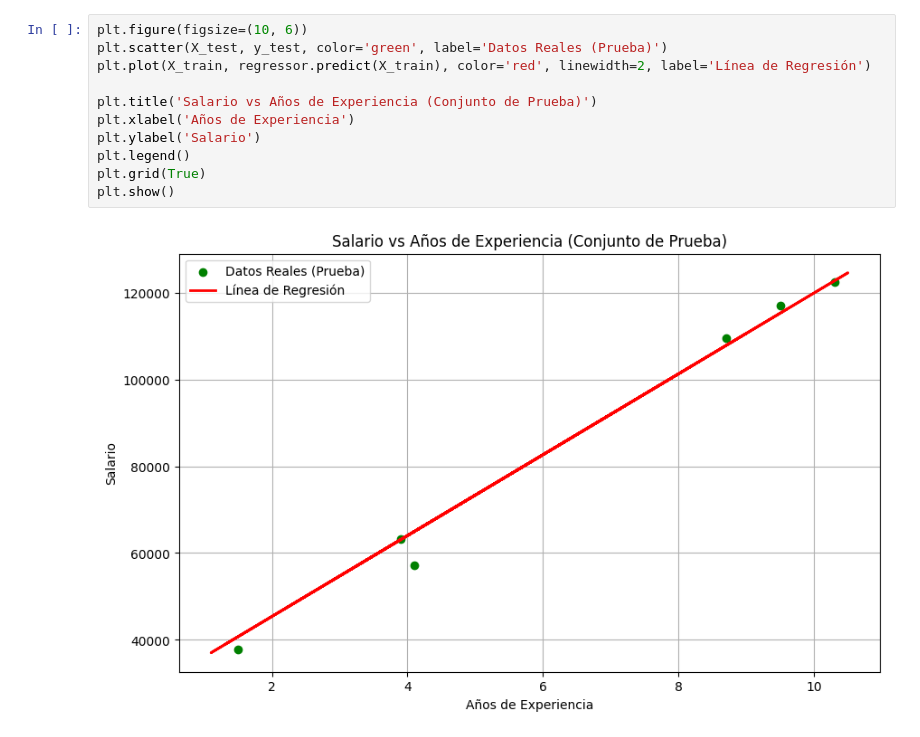
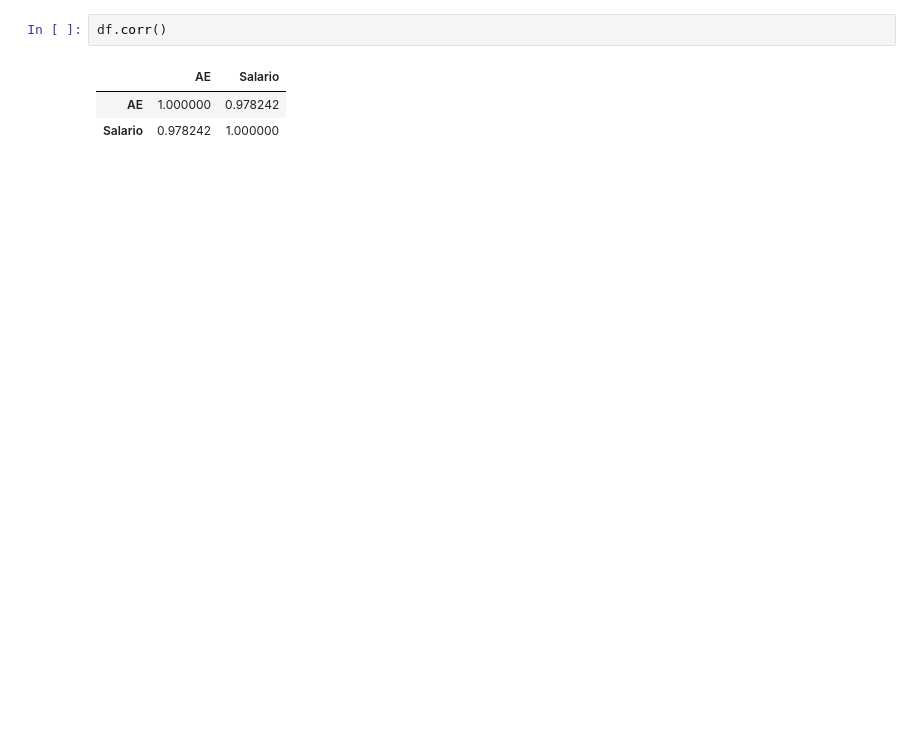
Before and after one commit to d4vhost/MachineLearning, a Jupyter notebook: Salary_Data.ipynb, the cells around one changed output. Cells and saved outputs as stored; diff of their text form; blank space fills up the shorter version.

```diff
--- a/Salary_Data.ipynb
+++ b/Salary_Data.ipynb
@@ -50,14 +53,7 @@ plt.show()
 # %%
-plt.figure(figsize=(10, 6))
-plt.scatter(X_test, y_test, color='green', label='Datos Reales (Prueba)')
-plt.plot(X_train, regressor.predict(X_train), color='red', linewidth=2, label='Línea de Regresión')
-
-plt.title('Salario vs Años de Experiencia (Conjunto de Prueba)')
-plt.xlabel('Años de Experiencia')
-plt.ylabel('Salario')
-plt.legend()
-plt.grid(True)
-plt.show()
+df.corr()
 # %% [output]
-[figure, removed]
+|  | AE | Salario |
+| AE | 1.000000 | 0.978242 |
+| Salario | 0.978242 | 1.000000 |
 # %%
```
Also changed, not shown: parts of 7 cells of this notebook.
